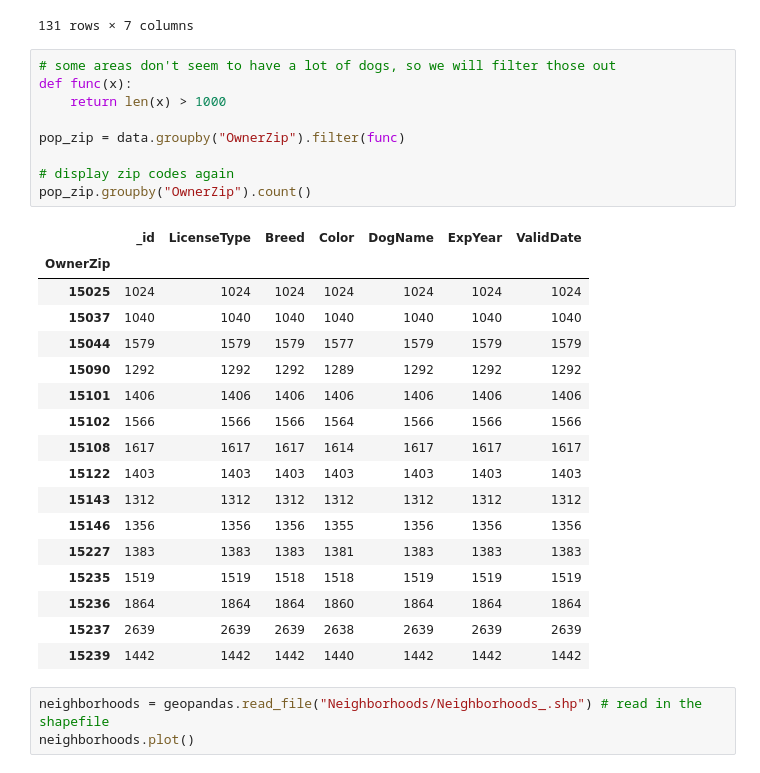
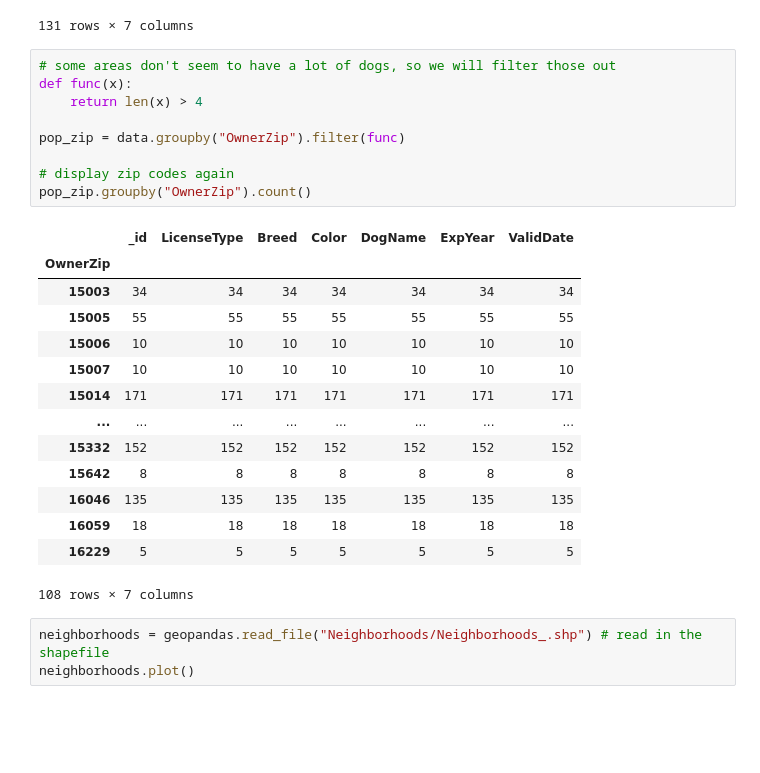
Before and after one commit to hkwee782/FinalProject, a Jupyter notebook: dog_licenses.ipynb, the cells around one changed output. Drawn from its saved outputs; the diff is of its cells as text; blank space fills up the shorter version.

```diff
--- a/dog_licenses.ipynb
+++ b/dog_licenses.ipynb
@@ -36,30 +36,27 @@ data.groupby("OwnerZip").count()
 # %%
 # some areas don't seem to have a lot of dogs, so we will filter those out
 def func(x):
-    return len(x) > 1000
+    return len(x) > 4
 
 pop_zip = data.groupby("OwnerZip").filter(func)
 
 # display zip codes again
 pop_zip.groupby("OwnerZip").count()
 # %% [output]
 |  | _id | LicenseType | Breed | Color | DogName | ExpYear | ValidDate |
 | OwnerZip |  |  |  |  |  |  |  |
-| 15025 | 1024 | 1024 | 1024 | 1024 | 1024 | 1024 | 1024 |
-| 15037 | 1040 | 1040 | 1040 | 1040 | 1040 | 1040 | 1040 |
-| 15044 | 1579 | 1579 | 1579 | 1577 | 1579 | 1579 | 1579 |
-| 15090 | 1292 | 1292 | 1292 | 1289 | 1292 | 1292 | 1292 |
-| 15101 | 1406 | 1406 | 1406 | 1406 | 1406 | 1406 | 1406 |
-| 15102 | 1566 | 1566 | 1566 | 1564 | 1566 | 1566 | 1566 |
-| 15108 | 1617 | 1617 | 1617 | 1614 | 1617 | 1617 | 1617 |
-| 15122 | 1403 | 1403 | 1403 | 1403 | 1403 | 1403 | 1403 |
-| 15143 | 1312 | 1312 | 1312 | 1312 | 1312 | 1312 | 1312 |
-| 15146 | 1356 | 1356 | 1356 | 1355 | 1356 | 1356 | 1356 |
-| 15227 | 1383 | 1383 | 1383 | 1381 | 1383 | 1383 | 1383 |
-| 15235 | 1519 | 1519 | 1518 | 1518 | 1519 | 1519 | 1519 |
-| 15236 | 1864 | 1864 | 1864 | 1860 | 1864 | 1864 | 1864 |
-| 15237 | 2639 | 2639 | 2639 | 2638 | 2639 | 2639 | 2639 |
-| 15239 | 1442 | 1442 | 1442 | 1440 | 1442 | 1442 | 1442 |
+| 15003 | 34 | 34 | 34 | 34 | 34 | 34 | 34 |
+| 15005 | 55 | 55 | 55 | 55 | 55 | 55 | 55 |
+| 15006 | 10 | 10 | 10 | 10 | 10 | 10 | 10 |
+| 15007 | 10 | 10 | 10 | 10 | 10 | 10 | 10 |
+| 15014 | 171 | 171 | 171 | 171 | 171 | 171 | 171 |
+| ... | ... | ... | ... | ... | ... | ... | ... |
+| 15332 | 152 | 152 | 152 | 152 | 152 | 152 | 152 |
+| 15642 | 8 | 8 | 8 | 8 | 8 | 8 | 8 |
+| 16046 | 135 | 135 | 135 | 135 | 135 | 135 | 135 |
+| 16059 | 18 | 18 | 18 | 18 | 18 | 18 | 18 |
+| 16229 | 5 | 5 | 5 | 5 | 5 | 5 | 5 |
+108 rows × 7 columns
 # %%
 neighborhoods = geopandas.read_file("Neighborhoods/Neighborhoods_.shp") # read in the shapefile
 neighborhoods.plot()
```
Also changed, not shown: 1 other file.
